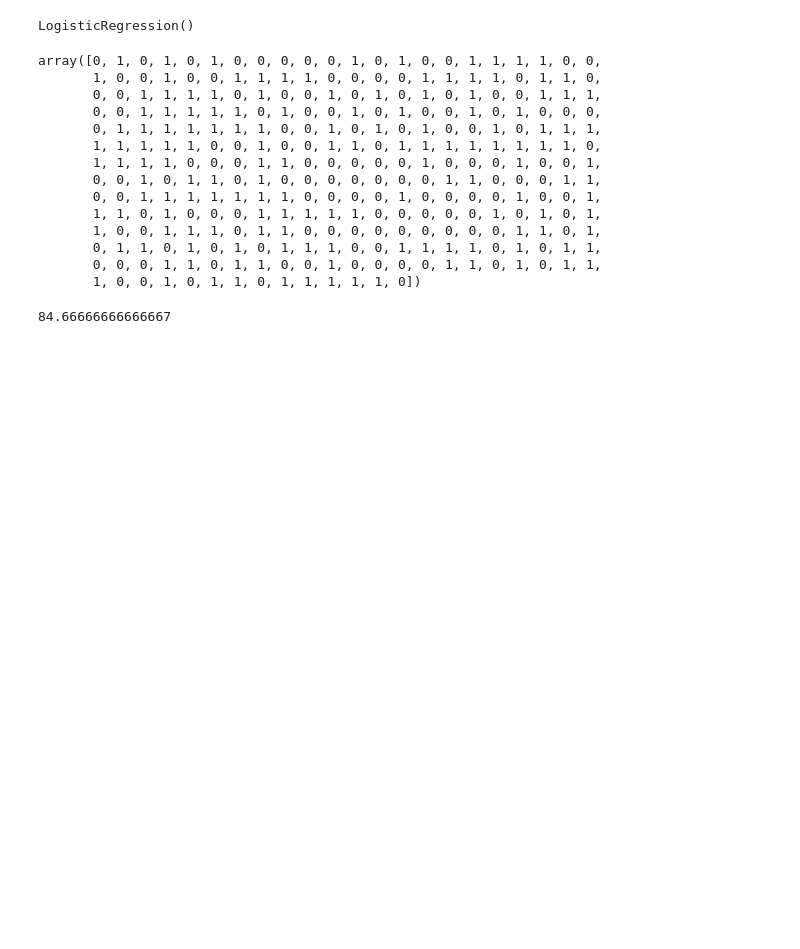
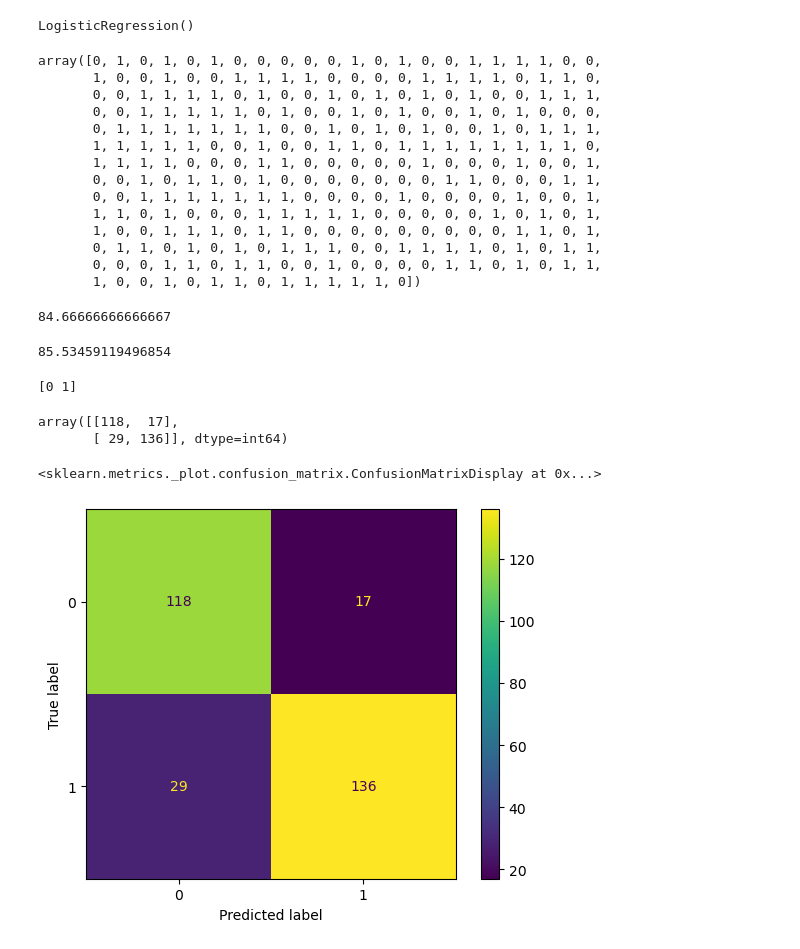
Before and after one commit to anmolzz-10/ML-Algorithms, a Jupyter notebook: Logistic Regression/implementation.ipynb, the cells around one changed output. Drawn from its saved outputs; the diff is of its cells as text; code cells hidden in the pictures; blank space fills up the shorter version.

```diff
--- a/Logistic Regression/implementation.ipynb
+++ b/Logistic Regression/implementation.ipynb
@@ -92,8 +98,31 @@ array([0, 1, 0, 1, 0, 1, 0, 0, 0, 0, 0, 1, 0, 1, 0, 0, 1, 1, 1, 1, 0, 0,
        0, 0, 0, 1, 1, 0, 1, 1, 0, 0, 1, 0, 0, 0, 0, 1, 1, 0, 1, 0, 1, 1,
        1, 0, 0, 1, 0, 1, 1, 0, 1, 1, 1, 1, 1, 0])
 # %%
-from sklearn.metrics import accuracy_score,f1_score
+from sklearn.metrics import accuracy_score,f1_score,classification_report,confusion_matrix,precision_score
 
-accuracy_score(y_test,y_pred)*100
+display(accuracy_score(y_test,y_pred)*100)
+display(f1_score(y_test,y_pred)*100)
 # %% [output]
 84.66666666666667
+85.53459119496854
+# %%
+print(logistic.classes_)  # Order of classes. SK learn considers the second index class as positive so 1 is positive in this case
+# %% [output]
+[0 1]
+# %%
+cm= confusion_matrix(y_test,y_pred) ## The structure is   Actual  0   1
+                                                            ## 0 [TN FP]
+cm                                   ##                        1 [FN TP]
+                                     ##                         Predicted
+# %% [output]
+array([[118,  17],
+       [ 29, 136]], dtype=int64)
+# %%
+from sklearn.metrics import ConfusionMatrixDisplay
+
+ConfusionMatrixDisplay.from_predictions(y_test, y_pred) ##rows represent the acctual values of classes while columns represent predicted classes.
+                                                        ## always look for rows apart from the class itself for False negatives as actual values are predicted as opposite class
+                                                        ##always look for column for False positive as column represents predictions for that class. Except the [i][i] of class(i)
+# %% [output]
+<sklearn.metrics._plot.confusion_matrix.ConfusionMatrixDisplay at 0x...>
+[figure, added]
```
Also changed, not shown: parts of 4 cells of this notebook.
